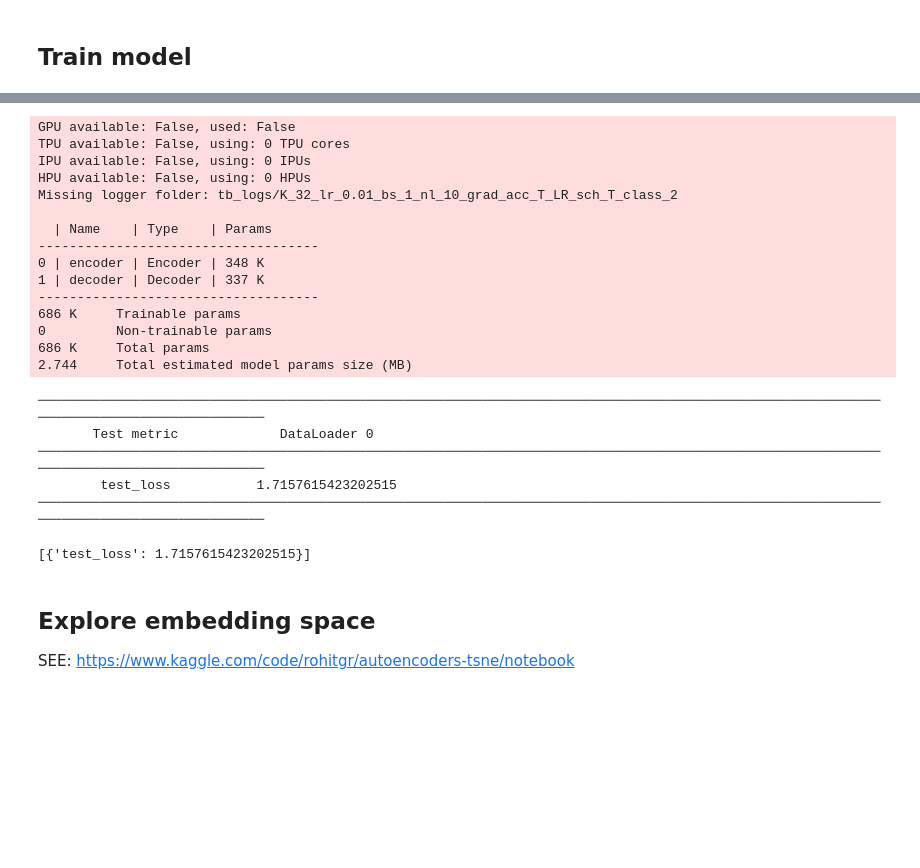
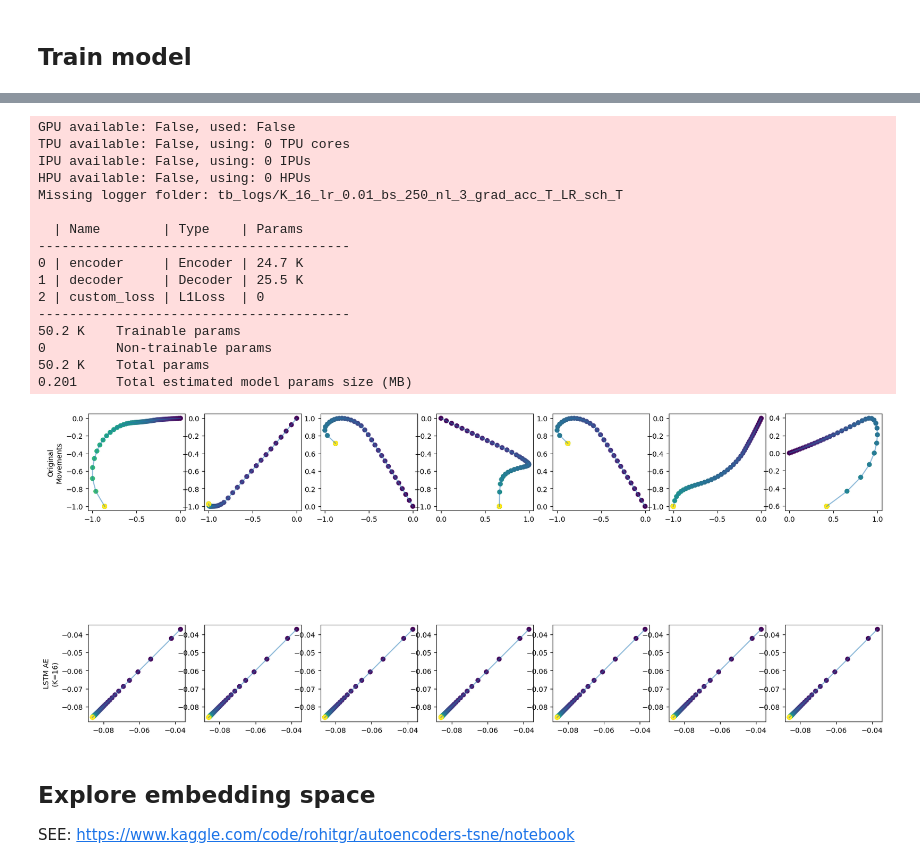
Before and after one commit to NevVerVer/Neuromatch_2022_EcoG_movements, a Jupyter notebook: models/lstm_model_training.ipynb, the cells around one changed output, grey strips where cells are left out. Drawn from its saved outputs; the diff is of its cells as text; code cells hidden in the pictures; blank space fills up the shorter version.

```diff
--- a/models/lstm_model_training.ipynb
+++ b/models/lstm_model_training.ipynb
@@ -82,8 +113,8 @@ Estimated Total Size (MB): 2.77
 #@title Init model
 pl.seed_everything(42)
 _, n_times, n_features = X_train.shape
-K = 32
-n_layers = 10
+K = 16
+n_layers = 3
 
 # Initialize model and Trainer
 rae = RecurrentAutoencoder(n_times, n_features, K, n_layers)
@@ -109,10 +141,10 @@ Global seed set to 42
 # %%
-n_epochs = 100
-batch_size = 1
+n_epochs = 20
+batch_size = 250
 
 logger = TensorBoardLogger(
     "tb_logs",
-    name=f"K_{K}_lr_{rae.lr}_bs_{batch_size}_nl_{n_layers}_grad_acc_T_LR_sch_T_class_2")
+    name=f"K_{K}_lr_{rae.lr}_bs_{batch_size}_nl_{n_layers}_grad_acc_T_LR_sch_T")
 
 
 trainer = pl.Trainer(
@@ -143,58 +175,53 @@ GPU available: False, used: False
 TPU available: False, using: 0 TPU cores
 IPU available: False, using: 0 IPUs
 HPU available: False, using: 0 HPUs
-Missing logger folder: tb_logs/K_32_lr_0.01_bs_1_nl_10_grad_acc_T_LR_sch_T_class_2
+Missing logger folder: tb_logs/K_16_lr_0.01_bs_250_nl_3_grad_acc_T_LR_sch_T
 
-  | Name    | Type    | Params
-------------------------------------
-0 | encoder | Encoder | 348 K
-1 | decoder | Decoder | 337 K
-------------------------------------
-686 K     Trainable params
+  | Name        | Type    | Params
+----------------------------------------
+0 | encoder     | Encoder | 24.7 K
+1 | decoder     | Decoder | 25.5 K
+2 | custom_loss | L1Loss  | 0
+----------------------------------------
+50.2 K    Trainable params
 0         Non-trainable params
-686 K     Total params
-2.744     Total estimated model params size (MB)
+50.2 K    Total params
+0.201     Total estimated model params size (MB)
-─────────────────────────────────────────────────────────────────────────────────────────────────────────────────────────────────────────
-       Test metric             DataLoader 0
-─────────────────────────────────────────────────────────────────────────────────────────────────────────────────────────────────────────
-        test_loss           1.7157615423202515
-─────────────────────────────────────────────────────────────────────────────────────────────────────────────────────────────────────────
-[{'test_loss': 1.7157615423202515}]
 # %%
 n_plot = 7
 plt.figure(figsize=(20, 10))
 # dataset_all = X_train.to('cpu')
-dataset_all = torch.tensor(dataset[k_mean_mask], device='cpu') # [k_mean_labels == 8]
+dataset_all = X_train.to('cpu') # [k_mean_labels == 8]
 
-def plot_reaches_(x, y, duration=0):
-    # x = np.sqrt(np.abs(x)) * np.sign(x)
-    # y = np.sqrt(np.abs(y)) * np.sign(y)
+def plot_reaches_(x, y):
     plt.plot(x, y, '-', alpha = 0.5)
     plt.scatter(x, y, c=np.arange(75))
-    if duration != 0:
-        plt.scatter(x[duration], y[duration], c = "r")
-    # plt.xlim(-0.15, 0.15)
-    # plt.ylim(-0.15, 0.15)
 
 for i in range(n_plot):
     idx = torch.randint(len(dataset_all), size=())
     data_ = dataset_all[idx]
+
+    plt.subplot(2, n_plot, i+1)
+    plot_reaches_(data_[:, 0], data_[:, 1])
+    plt.gca().set_aspect('equal')
+    if i == 0:
+        plt.ylabel('Original\nMovements')
+
     with torch.no_grad():
       # Get reconstructed movements from autoencoder
       rae_recon = rae(data_.unsqueeze(0).to('cpu').float())[0]
 
-    plt.subplot(2, n_plot, i+1)
-    plot_reaches_(data_[:, 0], data_[:, 1])
-    if i == 0:
-        plt.ylabel('Original\nMovements')
 
 
     plt.subplot(2, n_plot, i + 1 + n_plot)
-    plot_reaches_(rae_recon[0, :], rae_recon[1, :])
+    plot_reaches_(rae_recon[:, 0], rae_recon[:, 0])
+    plt.gca().set_aspect('equal')
     if i == 0:
         plt.ylabel(f'LSTM AE\n(K={K})')
 
 plt.show()
+# %% [output]
+[figure, added]
 # %% [markdown]
 ## Explore embedding space
 
```
Also changed, not shown: parts of 41 cells of this notebook, 2 other files.
